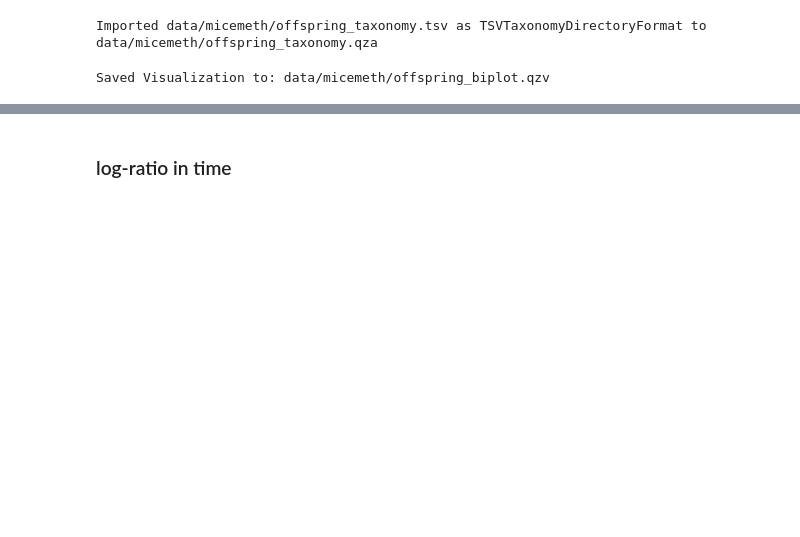
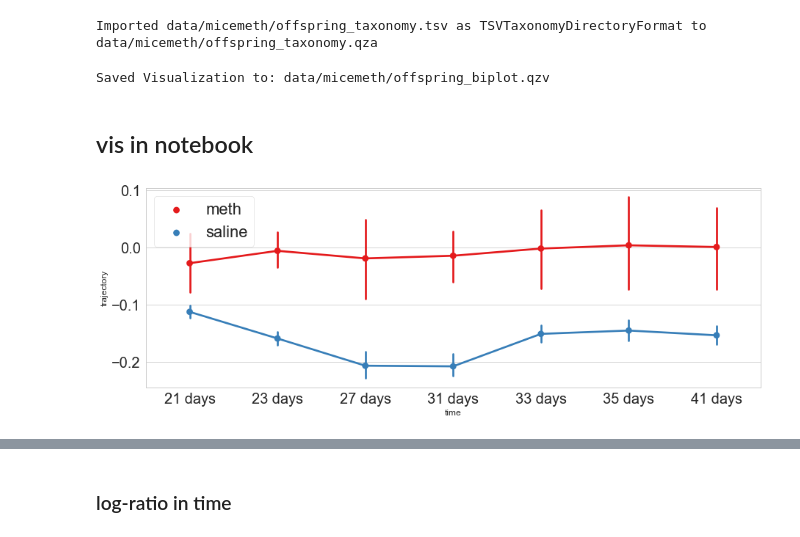
Before and after one commit to cameronmartino/tenatch, a Jupyter notebook: ipynb/rena_mmouse.ipynb, the cells around one changed output, grey strips where cells are left out. Cells and saved outputs as stored; diff of their text form; code cells hidden in the pictures; blank space fills up the shorter version.

```diff
--- a/ipynb/rena_mmouse.ipynb
+++ b/ipynb/rena_mmouse.ipynb
@@ -182,0 +65,20 @@ Wall time: 3.25 s
+# %%
+%%time
+# create tensor for rclr
+T, mt, colm, indm = table_to_tensor(table_offspring.copy(),
+                                    meta_offspring.copy(),
+                                    'ID','timepoint')
+# rclr transform (flat)
+T_rclr = tensor_rclr(T)
+TF = TenAls(rank=3).fit(T_rclr)
+# make dataframes from loadings
+cols = ['PC'+str(i+1) for i in range(TF.time_loading.shape[1])]
+time_loading = pd.DataFrame(TF.time_loading,sorted(mt.keys()),columns=cols)
+feature_loading = pd.DataFrame(TF.feature_loading,colm,columns=cols)
+sample_loading = pd.DataFrame(TF.sample_loading,indm,columns=cols)
+# trajectory
+traj = np.dot(TF.sample_loading,TF.time_loading.T)
+traj = pd.DataFrame(traj,sample_loading.index,time_loading.index)
+traj.columns.name = 'time'
+traj = pd.DataFrame(traj.stack()).reset_index()
+traj.columns = list(traj.columns[:-1])+['trajectory']
@@ -253,3 +157,19 @@ Imported data/micemeth/offspring_taxonomy.tsv as TSVTaxonomyDirectoryFormat to d
     --p-number-of-features 20
 # %% [output]
 Saved Visualization to: data/micemeth/offspring_biplot.qzv
+# %% [markdown]
+## vis in notebook
+# %%
+fig,axn = plt.subplots(1,1,figsize=(15,5))
+
+traj['Treatment'] = [id_.split('_')[0] for id_ in traj['ID']]
+axn = sns.pointplot(x="time", y="trajectory", hue="Treatment",
+              data=traj,ci=95,palette='Set1')
+#axn.set_ylabel('$\\frac{Meth\,\,Enriched\,\,Microbe}{Core\,Microbe}$',fontsize=30)
+#axn.set_xlabel('Day(s)',fontsize=22)
+axn.legend(loc=2, prop={'size': 22})
+#fig.savefig('figures/mmouse/lr_core.png',dpi=300,
+#            bbox_inches='tight',facecolor='white')
+plt.show()
+# %% [output]
+[figure, added]
```
Also changed, not shown: parts of 41 cells of this notebook, 12 other files.
